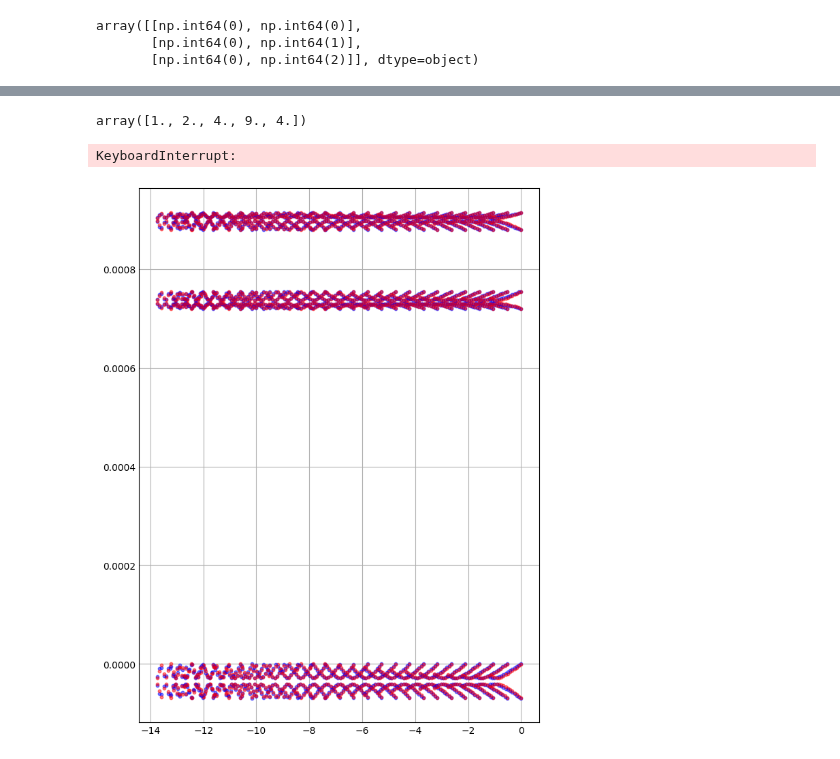
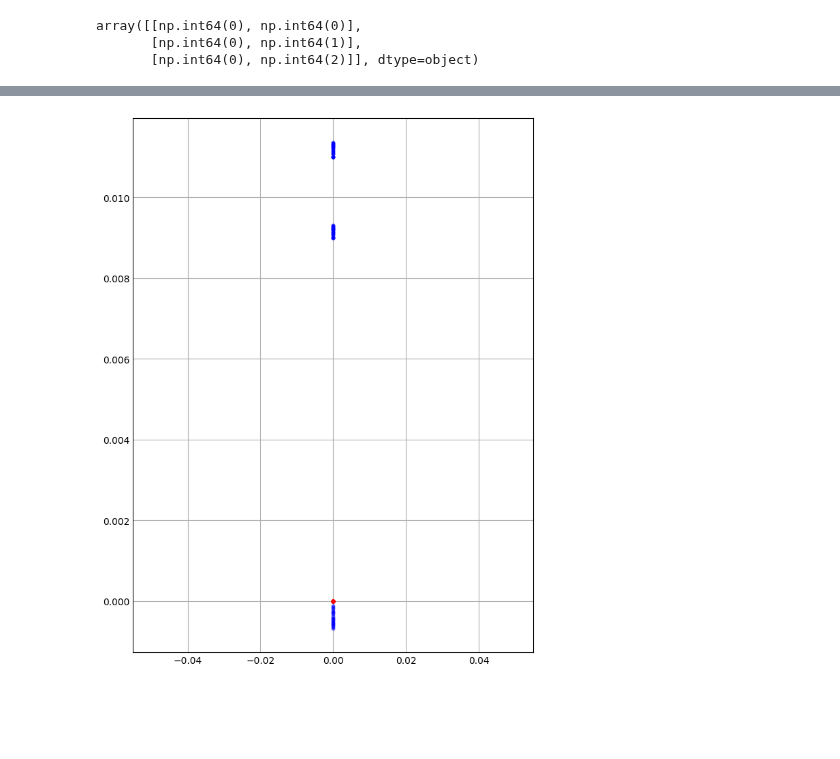
Before and after one commit to ChriGomm/master, a Jupyter notebook: numerics/dip_dip.ipynb, the cells around one changed output, grey strips where cells are left out. Saved outputs shown, nothing was run; the diff lists cells and outputs as text; code cells hidden in the pictures; blank space fills up the shorter version.

```diff
--- a/numerics/dip_dip.ipynb
+++ b/numerics/dip_dip.ipynb
@@ -128,7 +130,7 @@ def sort_eigenvalues(eigenvalues: np.ndarray,eigenvectors: np.ndarray) -> np.nda
 eigs2 = np.zeros((len(t), 3,4), dtype=complex)
 for i in range(len(t)):
     k = k_course(t[i])
-    dmat = D_mat(k)
+    dmat = D_mat_nn(k)
     eigvals, eigvecs = np.linalg.eig(dmat)
     eigs[i, :] = sort_eigenvalues(eigvals, eigvecs)
     k_course2 = k2+np.array([1,0,0])*(-1/2+t[i])
@@ -149,9 +146,9 @@ array([-36.+3.54026066e-16j, -18.+1.42233077e-15j,  -6.-6.96368513e-16j,
 # %%
-fig, ax = plt.subplots(1,2,figsize=(12, 8))
+fig, ax = plt.subplots(1,1,figsize=(8, 8))
 for i in range(6):
-    ax[0].plot(t, eigs[:, i,0], label=f'Eigenvalue {i+1}')#,color='blue', alpha=0.7)
+    ax.plot(t, eigs[:, i,0], label=f'Eigenvalue {i+1}')#,color='blue', alpha=0.7)
 for i in range(3):
-    ax[0].plot(t, eigs2[:,i,0], label=f'Eigenvalue {i+1}',color='red', alpha=0.7)
+    ax.plot(t, eigs2[:,i,0], label=f'Eigenvalue {i+1}',color='red', alpha=0.7)
     # ax[0].plot(t, np.imag(eigs2[:, 3,i+1]), label=f'Eigenvalue {i+1}')#,color='blue', alpha=0.7)
 plt.show()
 # %% [output]
@@ -280,5 +246,7 @@ d, np.array(sorted(d, key=lambda x: x[0]))
 # %%
-grid_size = 13
+# interaction definition
+
+grid_size = 5
 a1 = np.sqrt(3)*np.array([0,1,0])
 a2 = np.sqrt(3)/2*np.array([np.sqrt(3),1,0])
 baseA1 = np.zeros(3)
@@ -297,9 +265,9 @@ k2 = 4*np.pi/3*np.array([1,0,0])
 def bare_interaction(Delta_R_vec: np.ndarray, i: int, j: int) -> float:
     """Calculate the bare interaction between two dipoles."""
     Del_R = np.linalg.norm(Delta_R_vec)
-    if Del_R > 2*np.sqrt(3)+0.01:
+    # if Del_R > np.sqrt(3)+0.01:
     # if Del_R > 1.01:
-    # if Del_R ==0:
+    if Del_R ==0:
         return 0
     potential = 0
     if i == j:
@@ -826,26 +846,21 @@ array([[ 5.31662752e+00-8.13339153e-15j,  2.39701503e+01+3.93921566e-15j,
-# %%
-np.absolute(np.array([1,2,-4,9,-4j]))
-# %% [output]
-array([1., 2., 4., 9., 4.])
 # %%
 fig, ax  = plt.subplots(figsize=(6, 8))
 for i in range(grid_size):
     for j in range(grid_size):
         k = i/grid_size * k1 + j/grid_size * k2
-        for h in range(6):
+        for h in range(3):
             ax.scatter(k[0], eigenvals[h, i, j], color='blue', s=10, alpha=0.5)
             ax.scatter(k[0], eigenvals2[h, i, j], color='red', s=10, alpha=0.5)
 
 plt.show()
 # for i in range(grid_size):
 #     for j in range(grid_size):
 #         for h in range(2):
 #             ax.scatter(2/np.pi/np.sqrt(3)*k_index[i], eigenvals[h, i, j], color='blue', s=10, alpha=0.5)
 
 # plt.show()
 # %% [output]
-KeyboardInterrupt:
-[figure, old version]
+[figure, new version]
 # %%
 from matplotlib import cm
 
```
Also changed, not shown: parts of 12 cells of this notebook.
